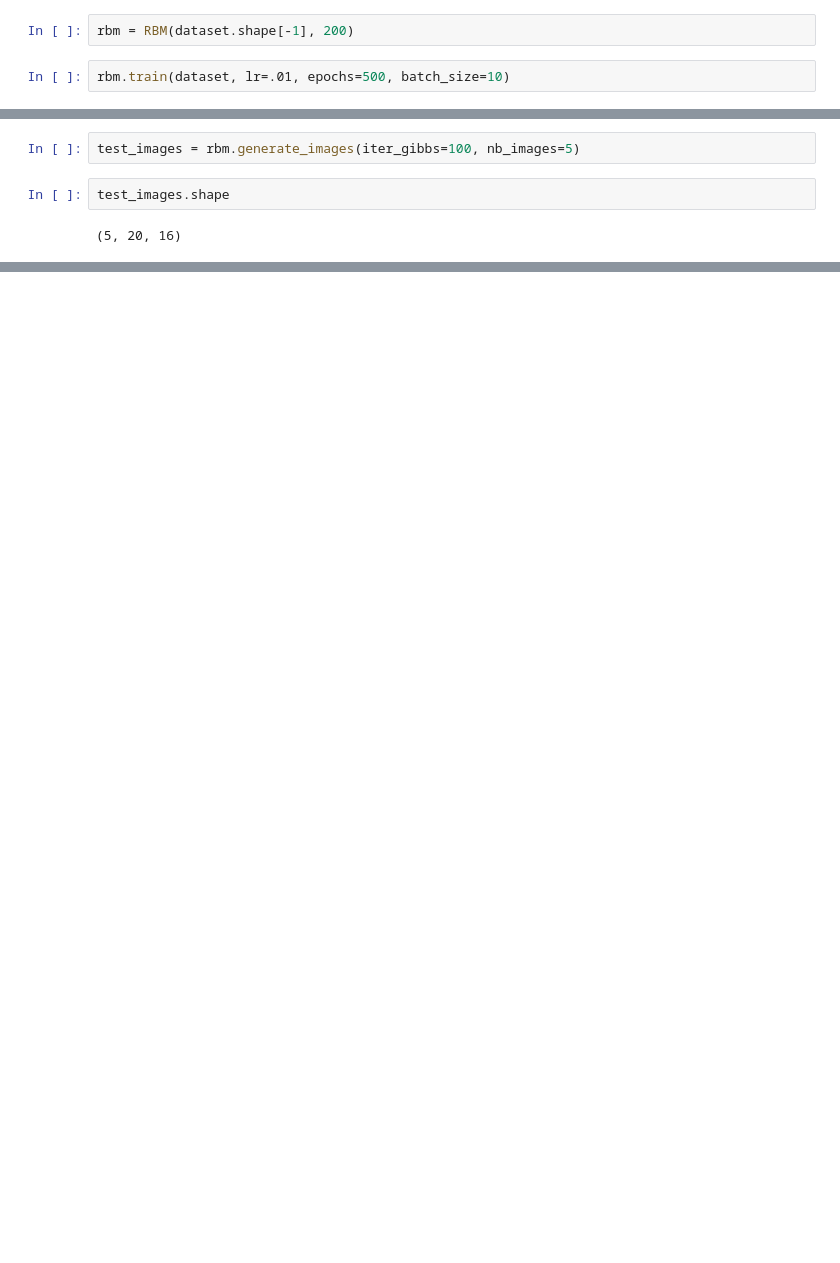
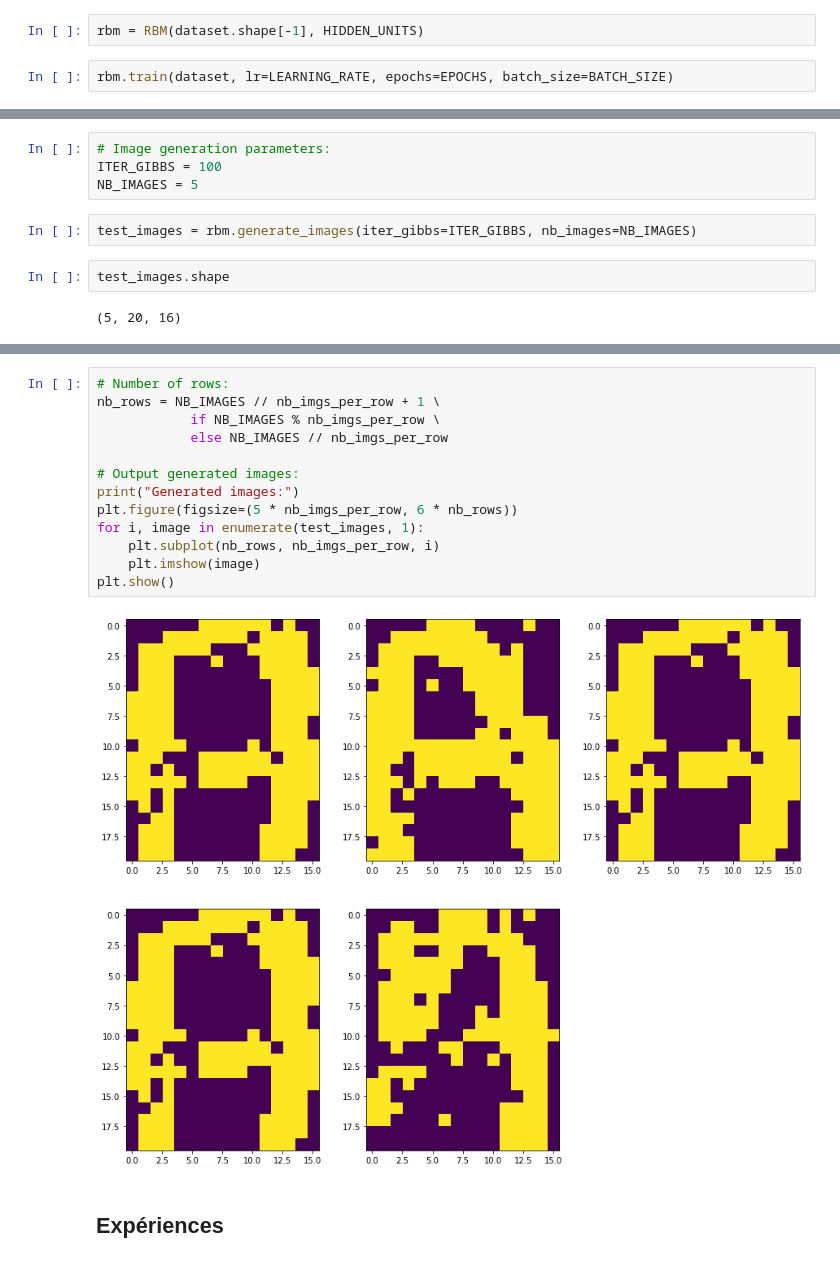
Before and after one commit to EugeneSel/RestrictedBoltzmannMachines, a Jupyter notebook: sielskyi_tp_rbm.ipynb, the cells around one changed output, grey strips where cells are left out. Drawn from its saved outputs; the diff is of its cells as text; blank space fills up the shorter version.

```diff
--- a/sielskyi_tp_rbm.ipynb
+++ b/sielskyi_tp_rbm.ipynb
@@ -59,6 +110,6 @@ from rbm import RBM
 # %%
-rbm = RBM(dataset.shape[-1], 200)
+rbm = RBM(dataset.shape[-1], HIDDEN_UNITS)
 # %%
-rbm.train(dataset, lr=.01, epochs=500, batch_size=10)
+rbm.train(dataset, lr=LEARNING_RATE, epochs=EPOCHS, batch_size=BATCH_SIZE)
 # %% [output]
 Epoch 1:
@@ -81,5 +134,9 @@ Epoch average MSE: 0.07660
+# %%
+# Image generation parameters:
+ITER_GIBBS = 100
+NB_IMAGES = 5
 # %%
-test_images = rbm.generate_images(iter_gibbs=100, nb_images=5)
+test_images = rbm.generate_images(iter_gibbs=ITER_GIBBS, nb_images=NB_IMAGES)
 # %%
 test_images.shape
 # %% [output]
@@ -96,0 +144,17 @@ for test_image in test_images:
+# %%
+# Number of rows:
+nb_rows = NB_IMAGES // nb_imgs_per_row + 1 \
+            if NB_IMAGES % nb_imgs_per_row \
+            else NB_IMAGES // nb_imgs_per_row
+
+# Output generated images:
+print("Generated images:")
+plt.figure(figsize=(5 * nb_imgs_per_row, 6 * nb_rows))
+for i, image in enumerate(test_images, 1):
+    plt.subplot(nb_rows, nb_imgs_per_row, i)
+    plt.imshow(image)
+plt.show()
+# %% [output]
+[figure, added]
+# %% [markdown]
+## Expériences
```
Also changed, not shown: parts of 20 cells of this notebook, 3 other files.
